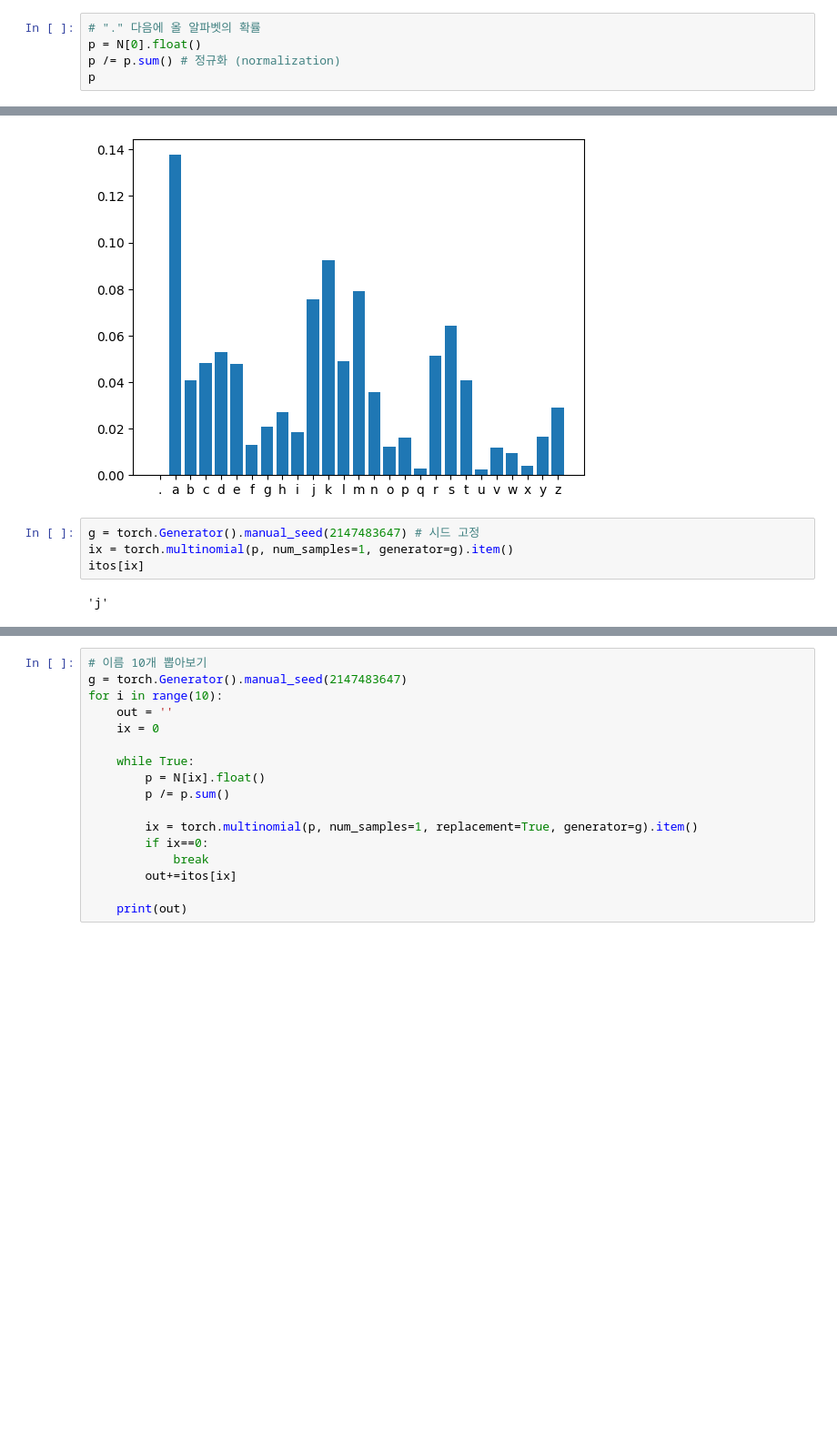
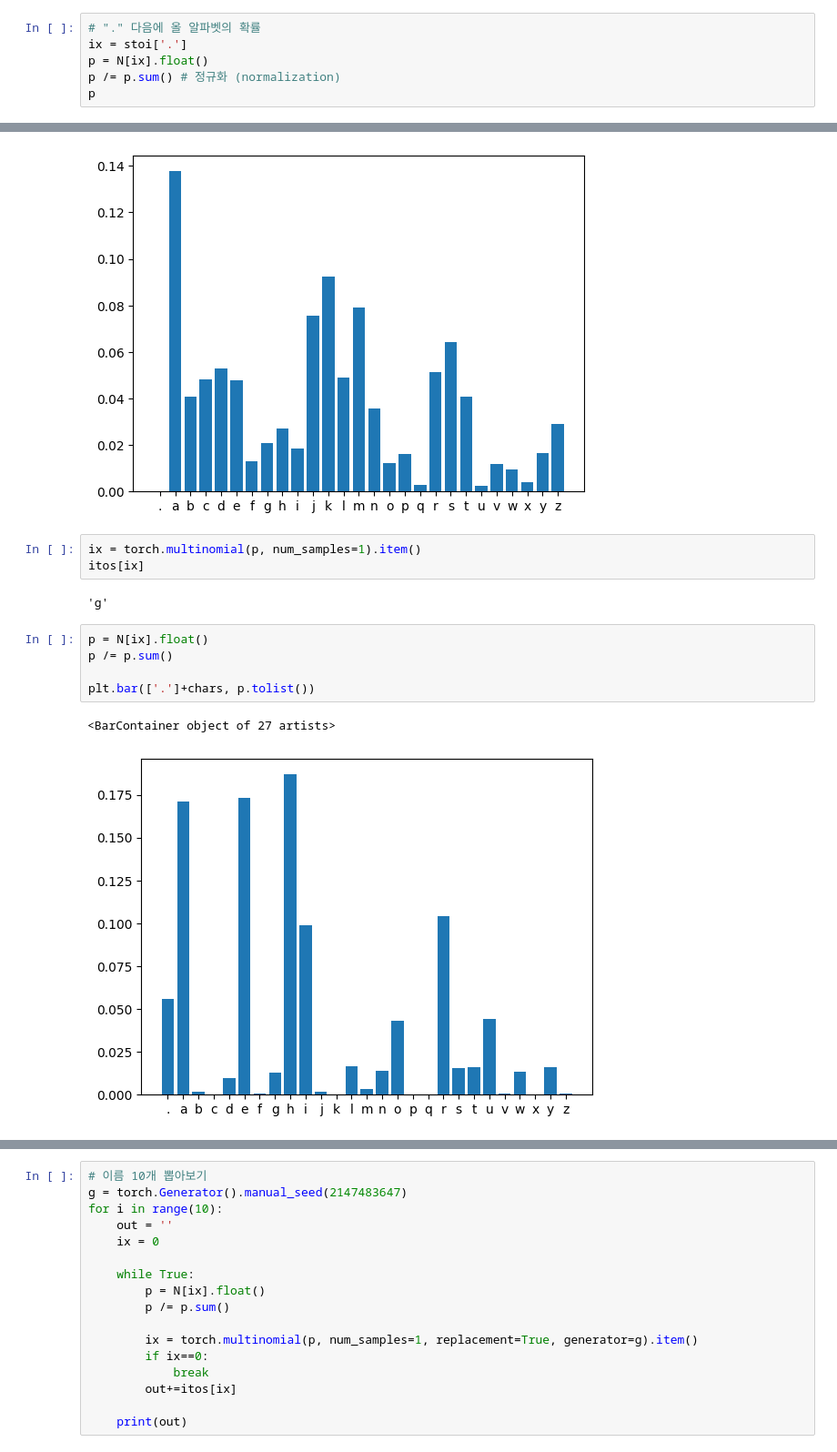
Before and after one commit to h06-Cpy/lm_kindergarten, a Jupyter notebook: makemore/makemore.ipynb, the cells around one changed output, grey strips where cells are left out. Shown at 91% size. Saved outputs shown, nothing was run; the diff lists cells and outputs as text; blank space fills up the shorter version.

```diff
--- a/makemore/makemore.ipynb
+++ b/makemore/makemore.ipynb
@@ -302,7 +302,8 @@ plt.axis('off')
 torch.multinomial을 이용해 다음 글자를 뽑아봅시다
 # %%
 # "." 다음에 올 알파벳의 확률
-p = N[0].float()
+ix = stoi['.']
+p = N[ix].float()
 p /= p.sum() # 정규화 (normalization)
 p
 # %% [output]
@@ -315,8 +316,15 @@ plt.bar(['.']+chars, p.tolist())
 <BarContainer object of 27 artists>
 [figure]
 # %%
-g = torch.Generator().manual_seed(2147483647) # 시드 고정
-ix = torch.multinomial(p, num_samples=1, generator=g).item()
+ix = torch.multinomial(p, num_samples=1).item()
 itos[ix]
 # %% [output]
-'j'
+'g'
+# %%
+p = N[ix].float()
+p /= p.sum()
+
+plt.bar(['.']+chars, p.tolist())
+# %% [output]
+<BarContainer object of 27 artists>
+[figure, added]
```
Also changed, not shown: parts of 9 cells of this notebook.
